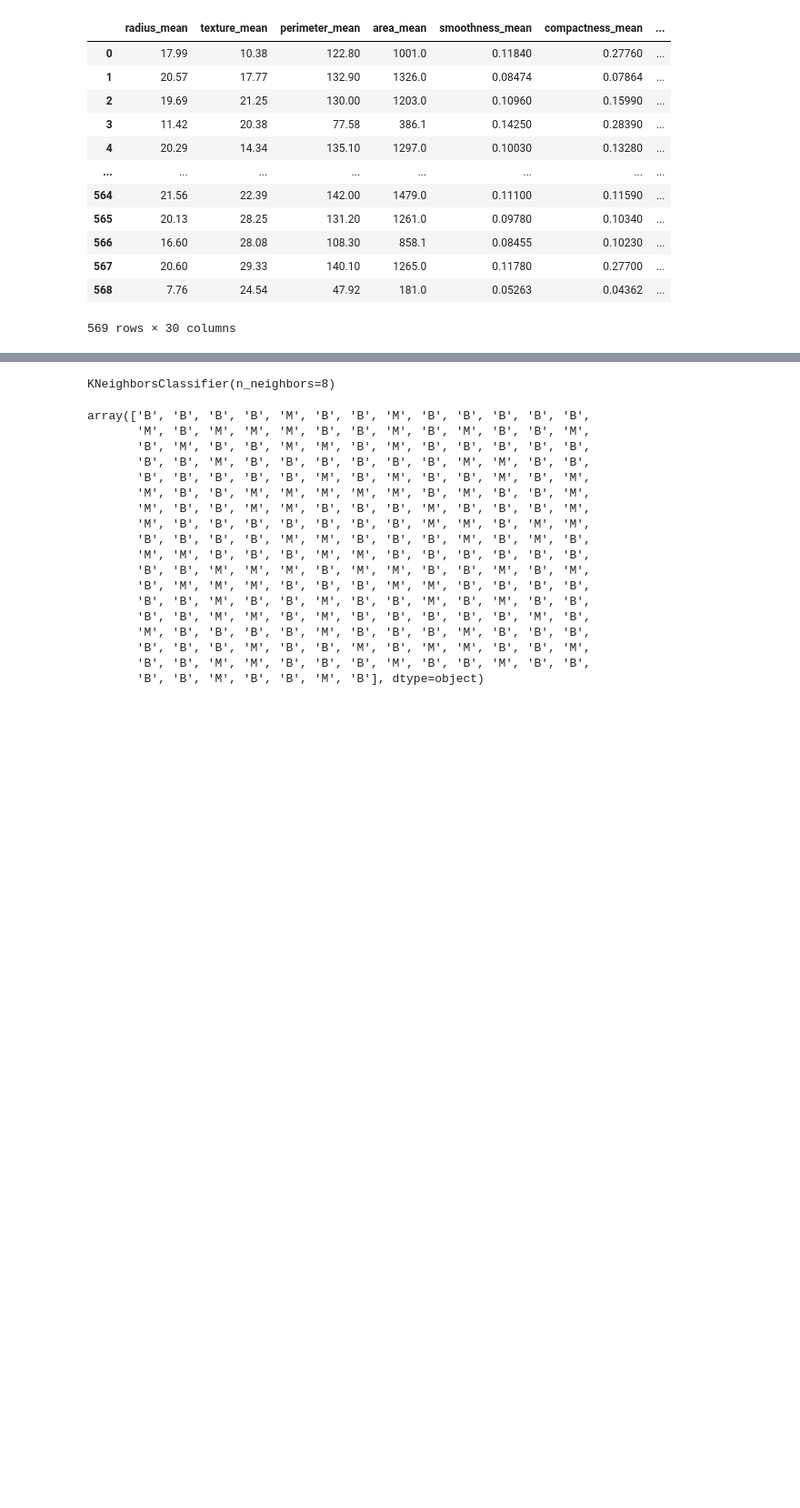
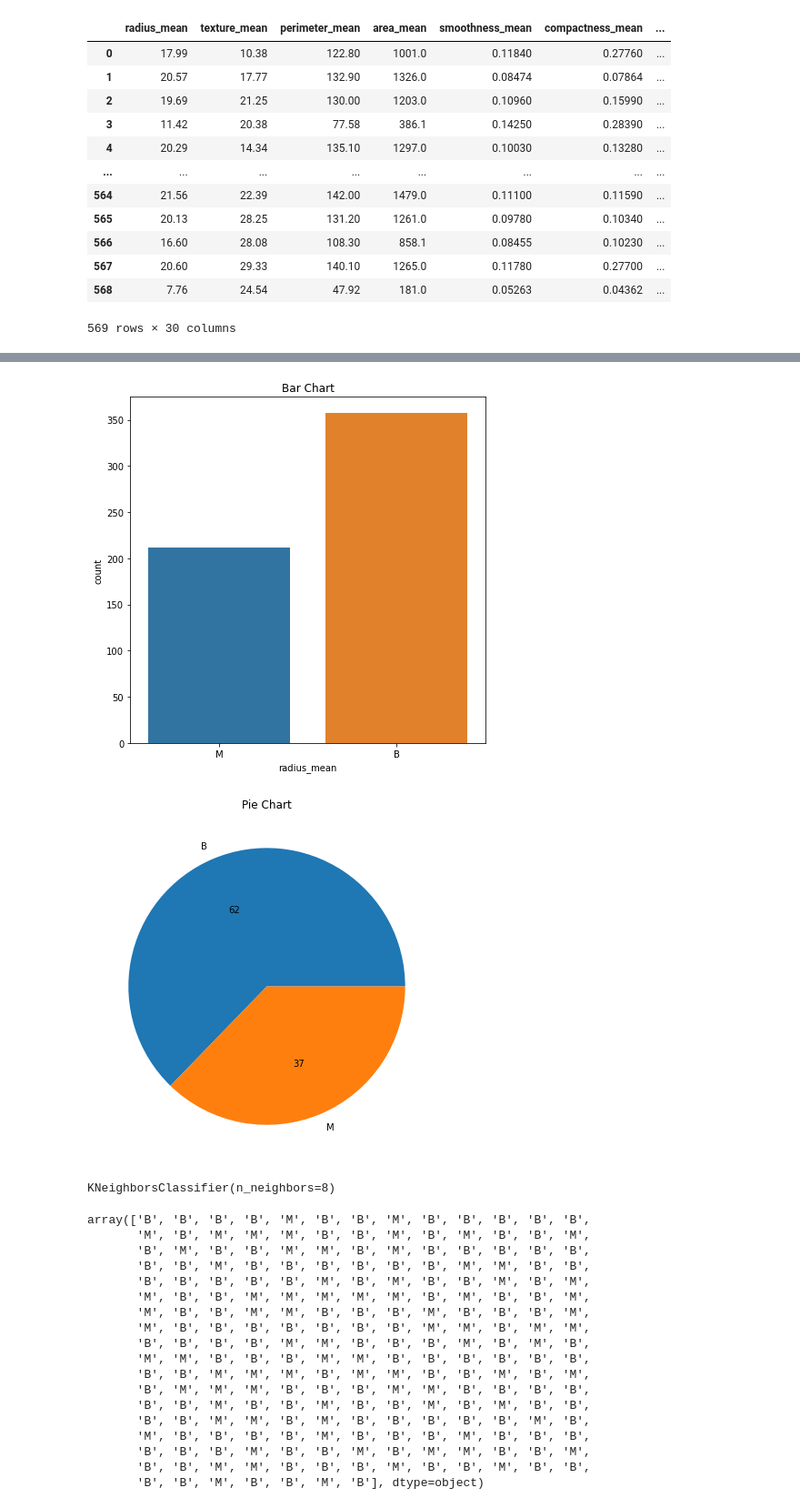
Before and after one commit to luthevy/DataMining_Final-Project, a Jupyter notebook: Project 2/Hưng.ipynb, the cells around one changed output, grey strips where cells are left out. Shown at 91% size. Saved outputs shown, nothing was run; the diff lists cells and outputs as text; code cells hidden in the pictures; blank space fills up the shorter version.

```diff
--- a/Project 2/Hưng.ipynb
+++ b/Project 2/Hưng.ipynb
@@ -65,3 +107,18 @@ df
+# %%
+plt.figure(figsize=(7,7))
+sns.countplot(x=df['diagnosis'])
+plt.xlabel(field)
+plt.title('Bar Chart')
+plt.show()
+
+value_counts = df['diagnosis'].value_counts()
+plt.figure(figsize=(7,7))
+plt.pie(value_counts,autopct='%d',labels=value_counts.index)
+plt.title('Pie Chart')
+plt.show()
+# %% [output]
+[figure, added]
+[figure, added]
 # %%
 # master = tk.Tk()
 
```
Also changed, not shown: parts of 2 cells of this notebook.
